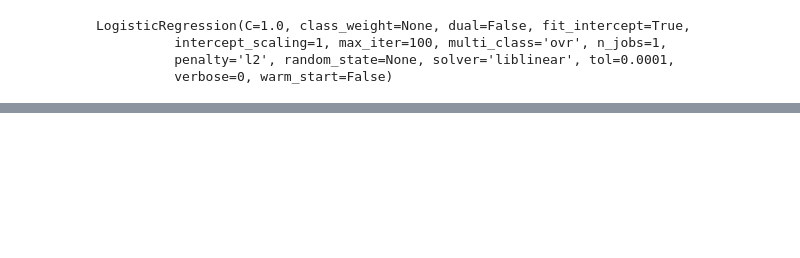
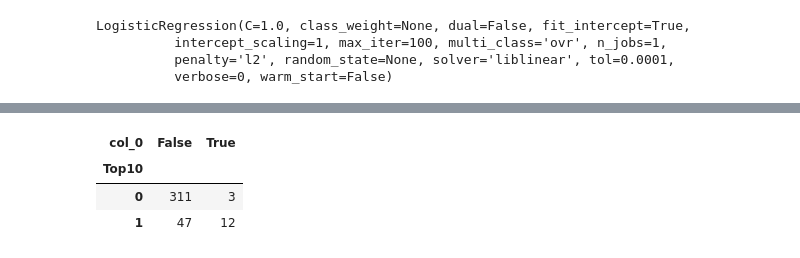
Before and after one commit to owichiencharoen/Python_edx, a Jupyter notebook: unit_3 - Logistic Regression/code/Oat_HW_Songs.ipynb, the cells around one changed output, grey strips where cells are left out. Cells and saved outputs as stored; diff of their text form; code cells hidden in the pictures; blank space fills up the shorter version.

```diff
--- a/unit_3 - Logistic Regression/code/Oat_HW_Songs.ipynb
+++ b/unit_3 - Logistic Regression/code/Oat_HW_Songs.ipynb
@@ -292,0 +349,16 @@ memory usage: 2.0 MB
+# %%
+LogReg3 = lm.LogisticRegression()
+X = SongsTrain[['timesignature', 'timesignature_confidence', 'loudness', 'tempo',
+       'tempo_confidence', 'key', 'key_confidence', 'pitch',
+       'timbre_0_min', 'timbre_0_max', 'timbre_1_min', 'timbre_1_max',
+       'timbre_2_min', 'timbre_2_max', 'timbre_3_min', 'timbre_3_max',
+       'timbre_4_min', 'timbre_4_max', 'timbre_5_min', 'timbre_5_max',
+       'timbre_6_min', 'timbre_6_max', 'timbre_7_min', 'timbre_7_max',
+       'timbre_8_min', 'timbre_8_max', 'timbre_9_min', 'timbre_9_max',
+       'timbre_10_min', 'timbre_10_max', 'timbre_11_min', 'timbre_11_max']]
+y = SongsTrain['Top10']
+LogReg3.fit(X,y)
+
+LogReg3_results = pd.DataFrame({'Indep_vars': X.columns,'LogReg3_coefs': LogReg3.coef_.flatten()})
+print(LogReg3_results)
+print("intercept : ",LogReg3.intercept_)
@@ -292,0 +383,11 @@ memory usage: 2.0 MB
+# %%
+LogReg3_predictions = LogReg3.predict_proba(SongsTest[X.columns]).T[1]
+
+threshold = 0.45
+LogReg3_pred_0_1 = (LogReg3_predictions > threshold)
+pd.crosstab(index=SongsTest['Top10'], columns=LogReg3_pred_0_1)
+# %% [output]
+| col_0 | False | True |
+| Top10 |  |  |
+| 0 | 311 | 3 |
+| 1 | 47 | 12 |
```
Also changed, not shown: parts of 27 cells of this notebook, 5 other files.
